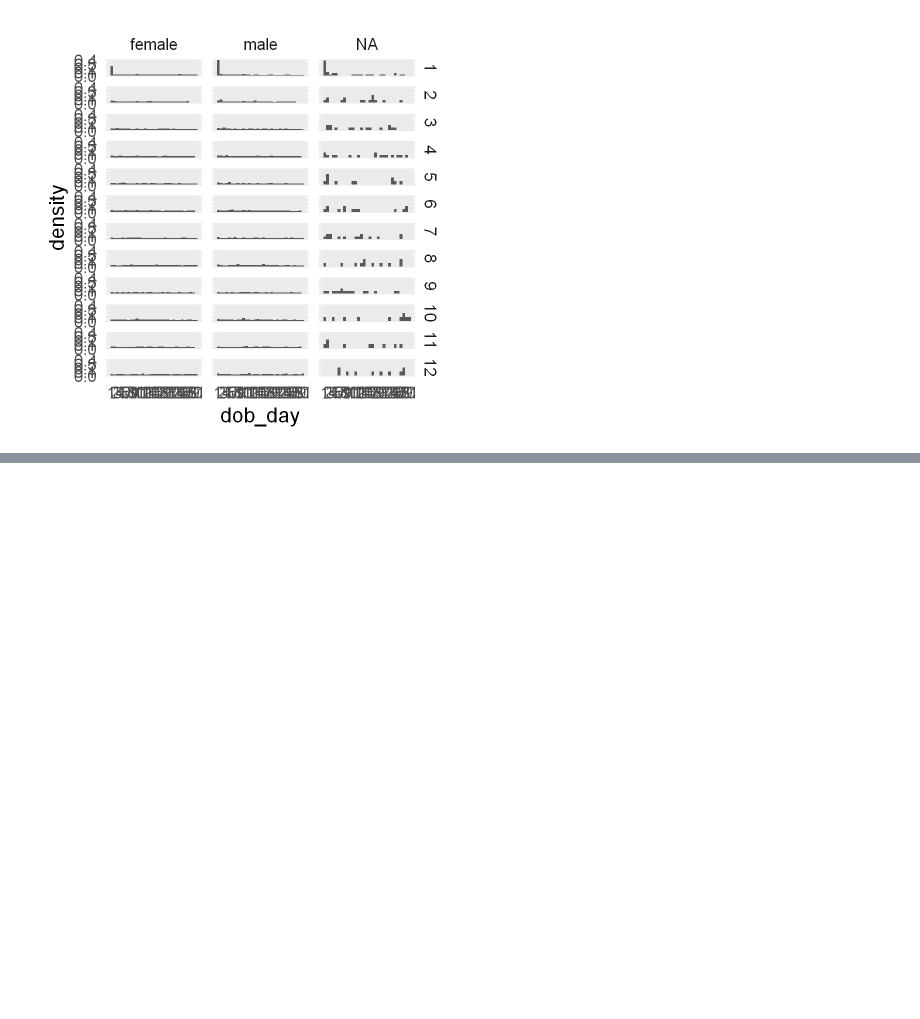
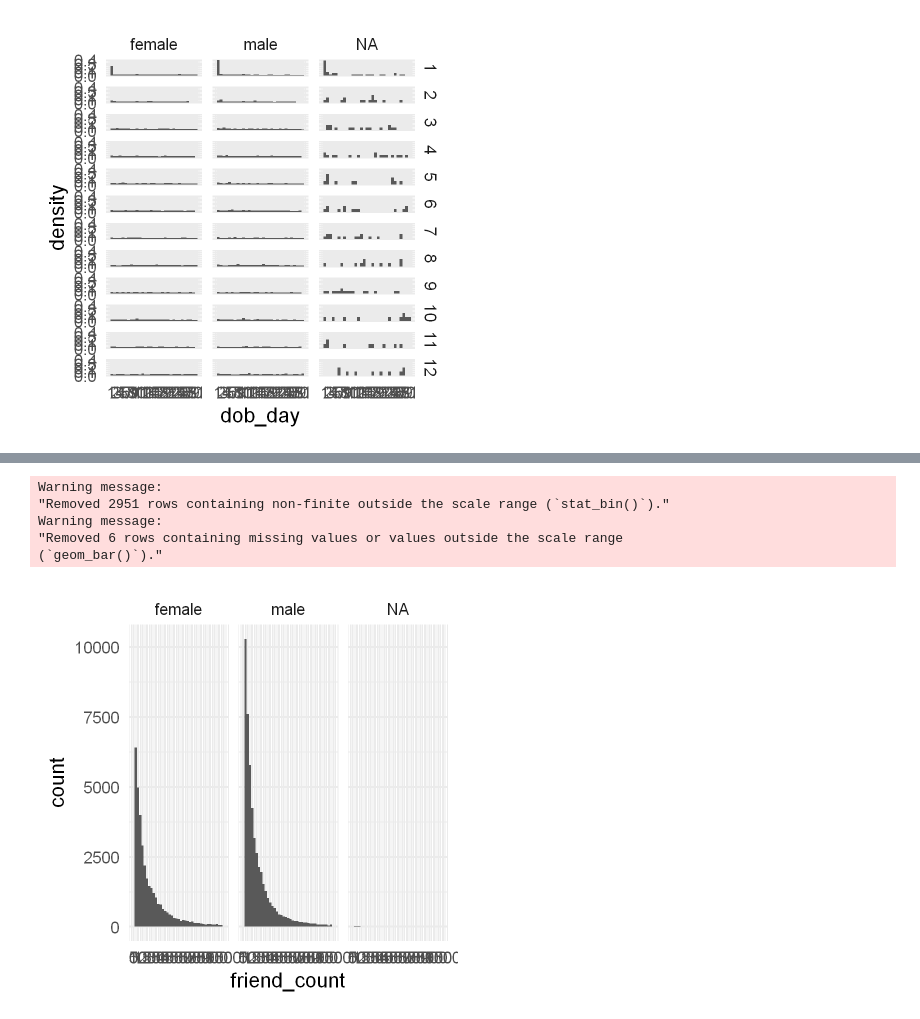
Before and after one commit to birbarino/R-Projects, a Jupyter notebook: intro-to-r/intro-to-r.ipynb, the cells around one changed output, grey strips where cells are left out. Drawn from its saved outputs; the diff is of its cells as text; code cells hidden in the pictures; blank space fills up the shorter version.

```diff
--- a/intro-to-r/intro-to-r.ipynb
+++ b/intro-to-r/intro-to-r.ipynb
@@ -752,0 +781,12 @@ ggplot(aes(x = dob_day, y = ..density..), data = fb) +
+# %%
+ggplot(aes(x=friend_count), data=fb)+
+    geom_histogram(binwidth=25) +
+    scale_x_continuous(limits=c(0,1000), breaks=seq(0, 1000, 50)) +
+    facet_wrap(~gender)  # what gender has more friends?
+# %% [output]
+Warning message:
+"Removed 2951 rows containing non-finite outside the scale range (`stat_bin()`)."
+Warning message:
+"Removed 6 rows containing missing values or values outside the scale range
+(`geom_bar()`)."
+[figure, added]
```
Also changed, not shown: parts of 4 cells of this notebook.
